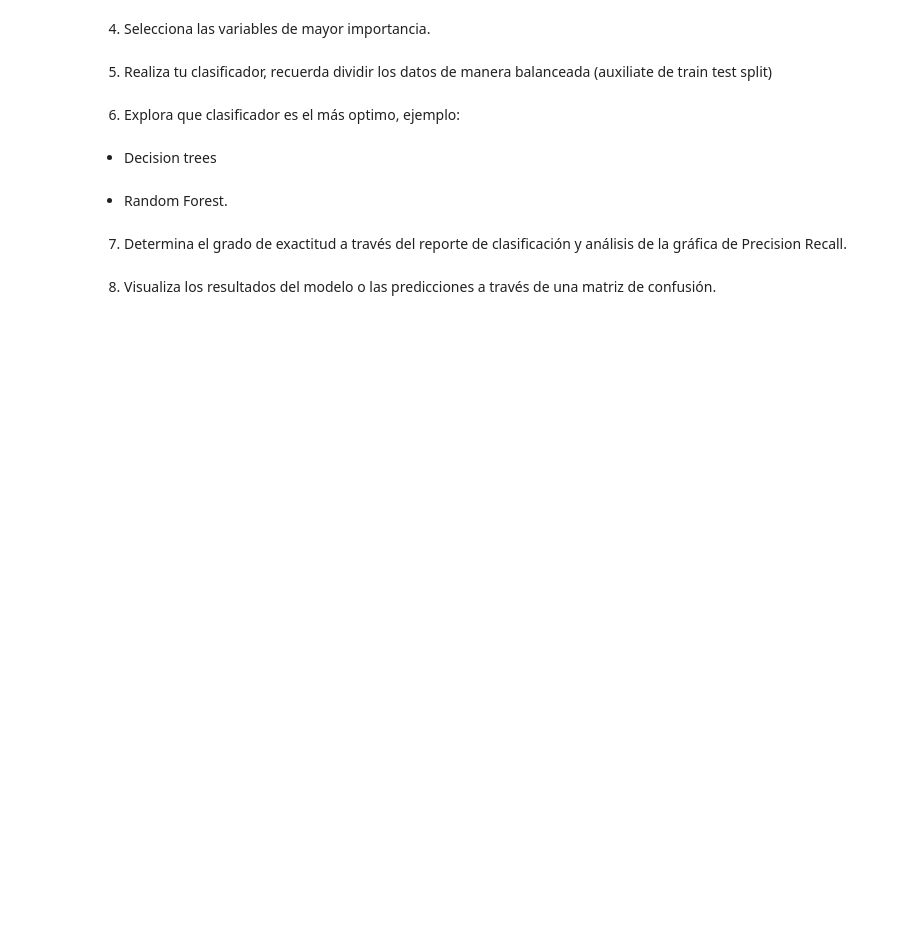
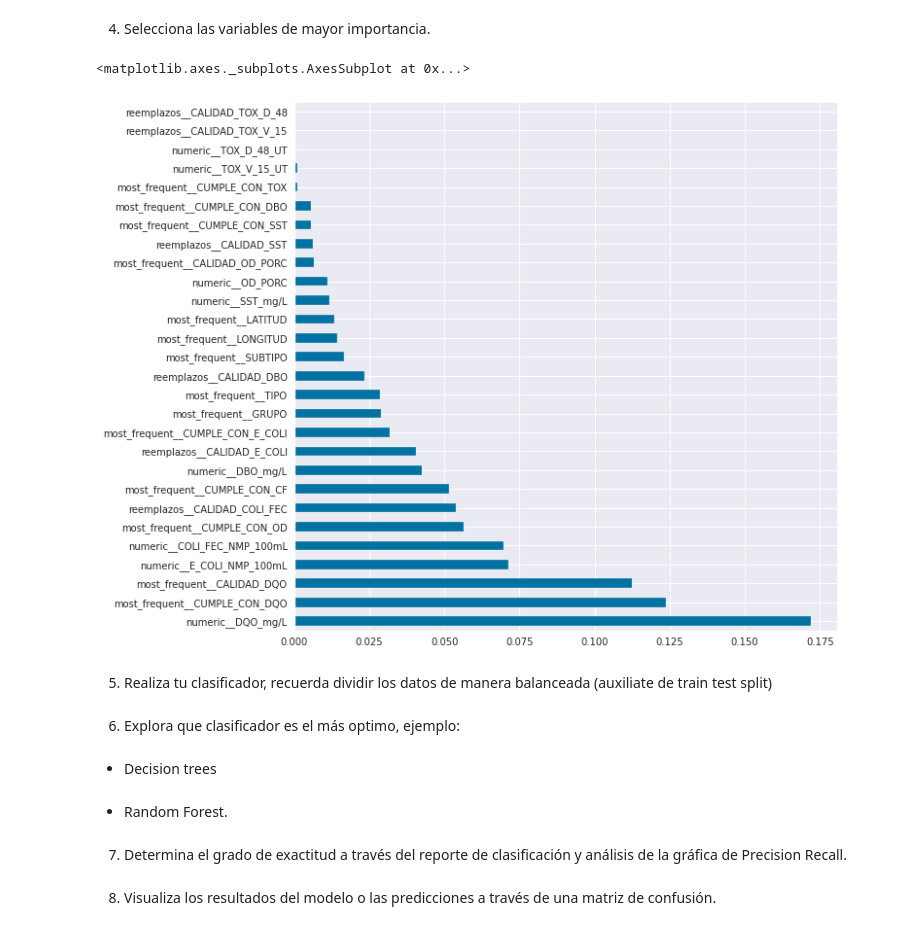
Before and after one commit to PosgradoMNA/actividades-del-projecto-equipo-35, a Jupyter notebook: Reto/Reto_Entrega_2.ipynb, the cells around one changed output. Drawn from its saved outputs; the diff is of its cells as text; code cells hidden in the pictures; blank space fills up the shorter version.

```diff
--- a/Reto/Reto_Entrega_2.ipynb
+++ b/Reto/Reto_Entrega_2.ipynb
@@ -472,0 +655,2 @@ dtype: object
+# %%
+Xtransformed = columnTransformer.fit_transform(X)
@@ -472,0 +715,9 @@ dtype: object
+# %%
+randomForest = RandomForestClassifier(
+  n_estimators=100,
+  max_depth=10,
+  random_state=42,
+  n_jobs=-1,
+)
+# %%
+randomForest.fit(Xtransformed, yfinal)
@@ -472,0 +726,19 @@ dtype: object
+# %%
+feature_names = get_feature_names(columnTransformer)
+
+feature_importances = pd.DataFrame(
+  randomForest.feature_importances_,
+  index=feature_names,
+  columns=['importance']
+).sort_values('importance', ascending=False)
+
+feature_importances.head(14).sum()
+
+estimator = randomForest.estimators_[5]
+export_graphviz(estimator, out_file='tree.dot',
+                feature_names = feature_names,
+                class_names = ['Verde', 'Amarillo', 'Rojo'],
+                rounded = True, proportion = False,
+                precision = 2, filled = True)
+
+feature_importances
@@ -473,5 +763,10 @@ dtype: object
 # %% [markdown]
 4. Selecciona las variables de mayor importancia.
+# %%
+feature_importances["importance"].plot(kind='barh', figsize=(10, 10))
+# %% [output]
+<matplotlib.axes._subplots.AxesSubplot at 0x...>
+[figure, added]
 # %% [markdown]
 5. Realiza tu clasificador, recuerda dividir los datos de manera balanceada (auxiliate de train test split)
 # %% [markdown]
```
Also changed, not shown: parts of 16 cells of this notebook.
